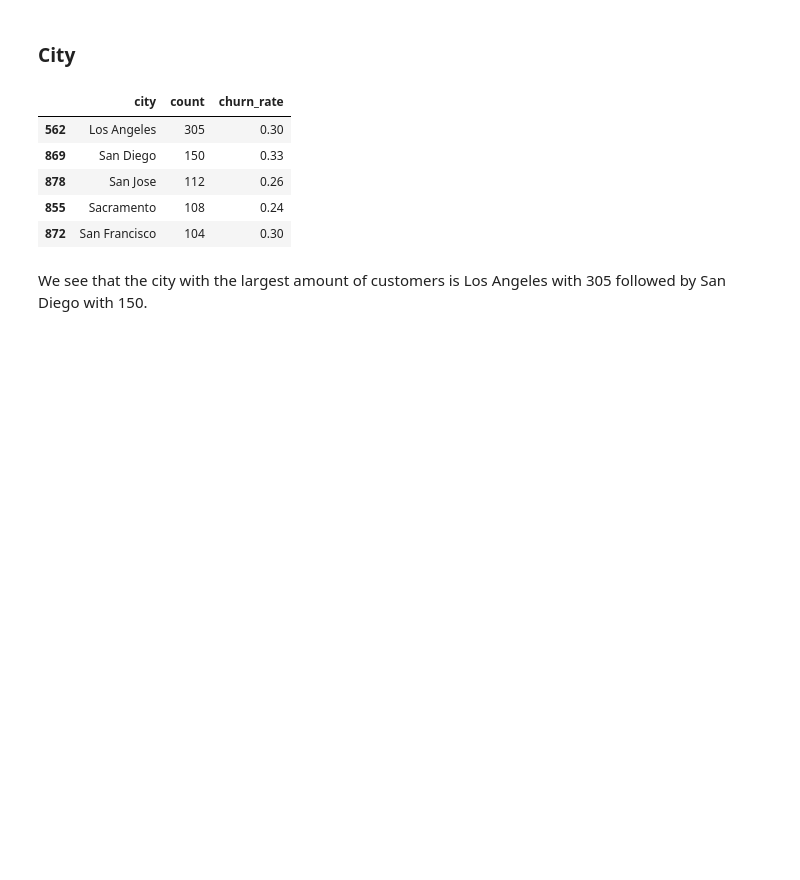
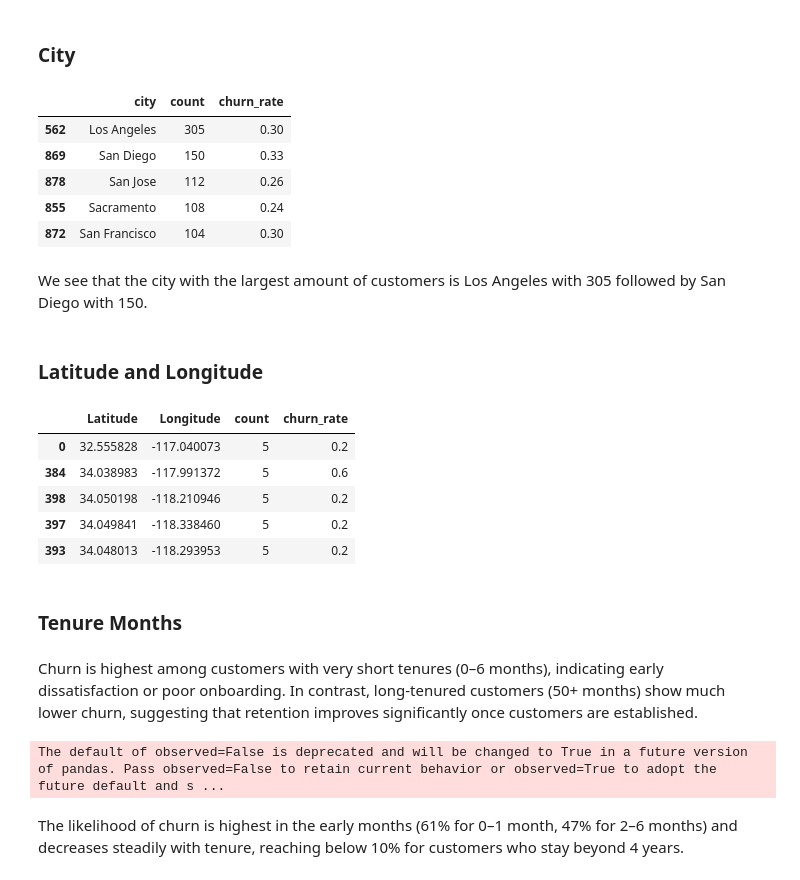
Before and after one commit to jasonlimcs/telco-churn, a Jupyter notebook: customer-churn-analysis.ipynb, the cells around one changed output. Saved outputs shown, nothing was run; the diff lists cells and outputs as text; code cells hidden in the pictures; blank space fills up the shorter version.

```diff
--- a/customer-churn-analysis.ipynb
+++ b/customer-churn-analysis.ipynb
@@ -238,3 +238,30 @@ fig.update_layout(
     yaxis_title="Churn Rate"
 )
 fig.show()
+# %% [markdown]
+### Latitude and Longitude
+# %%
+loc_churn = (
+    df.groupby(['Latitude', 'Longitude'])
+      .agg(
+          total_customers=('CustomerID', 'count'),
+          churners=('Churn Label', lambda x: (x == 'Yes').sum())
+      )
+      .reset_index()
+)
+
+loc_churn = loc_churn[loc_churn['churners'] > 0]
+loc_churn['churn_rate'] = (loc_churn['churners'] / loc_churn['total_customers']).round(2)
+loc_churn.drop(columns=['churners'], inplace=True)
+
+loc_churn = loc_churn.sort_values(by='total_customers', ascending=False)
+loc_churn.rename(columns={'total_customers': 'count'}, inplace=True)
+
+loc_churn.head()
+# %% [output]
+|  | Latitude | Longitude | count | churn_rate |
+| 0 | 32.555828 | -117.040073 | 5 | 0.2 |
+| 384 | 34.038983 | -117.991372 | 5 | 0.6 |
+| 398 | 34.050198 | -118.210946 | 5 | 0.2 |
+| 397 | 34.049841 | -118.338460 | 5 | 0.2 |
+| 393 | 34.048013 | -118.293953 | 5 | 0.2 |
@@ -240,0 +282,2 @@ fig.show()
+# %% [markdown]
+### Tenure Months
@@ -240,0 +287,19 @@ fig.show()
+# %% [markdown]
+Churn is highest among customers with very short tenures (0–6 months), indicating early dissatisfaction or poor onboarding. In contrast, long-tenured customers (50+ months) show much lower churn, suggesting that retention improves significantly once customers are established.
+# %%
+bins = [-0.1, 1, 6, 12, 24, 48, 72, 120]
+labels = ["0-1", "2-6", "7-12", "13-24", "25-48", "49-72", "73+"]
+
+df["_tenure_bucket"] = pd.cut(df['Tenure Months'], bins=bins, labels=labels)
+rate = (df.groupby("_tenure_bucket")["Churn Value"]
+          .mean().rename("churn_rate").reset_index())
+
+fig = px.bar(rate, x="_tenure_bucket", y="churn_rate",
+             title="Churn Rate by Tenure Bucket",
+             labels={"_tenure_bucket":"Tenure bucket","churn_rate":"Churn rate"})
+fig.update_yaxes(tickformat=".0%")
+fig.show()
+# %% [output]
+The default of observed=False is deprecated and will be changed to True in a future version of pandas. Pass observed=False to retain current behavior or observed=True to adopt the future default and s ...
+# %% [markdown]
+The likelihood of churn is highest in the early months (61% for 0–1 month, 47% for 2–6 months) and decreases steadily with tenure, reaching below 10% for customers who stay beyond 4 years.
```
Also changed, not shown: parts of 12 cells of this notebook.
